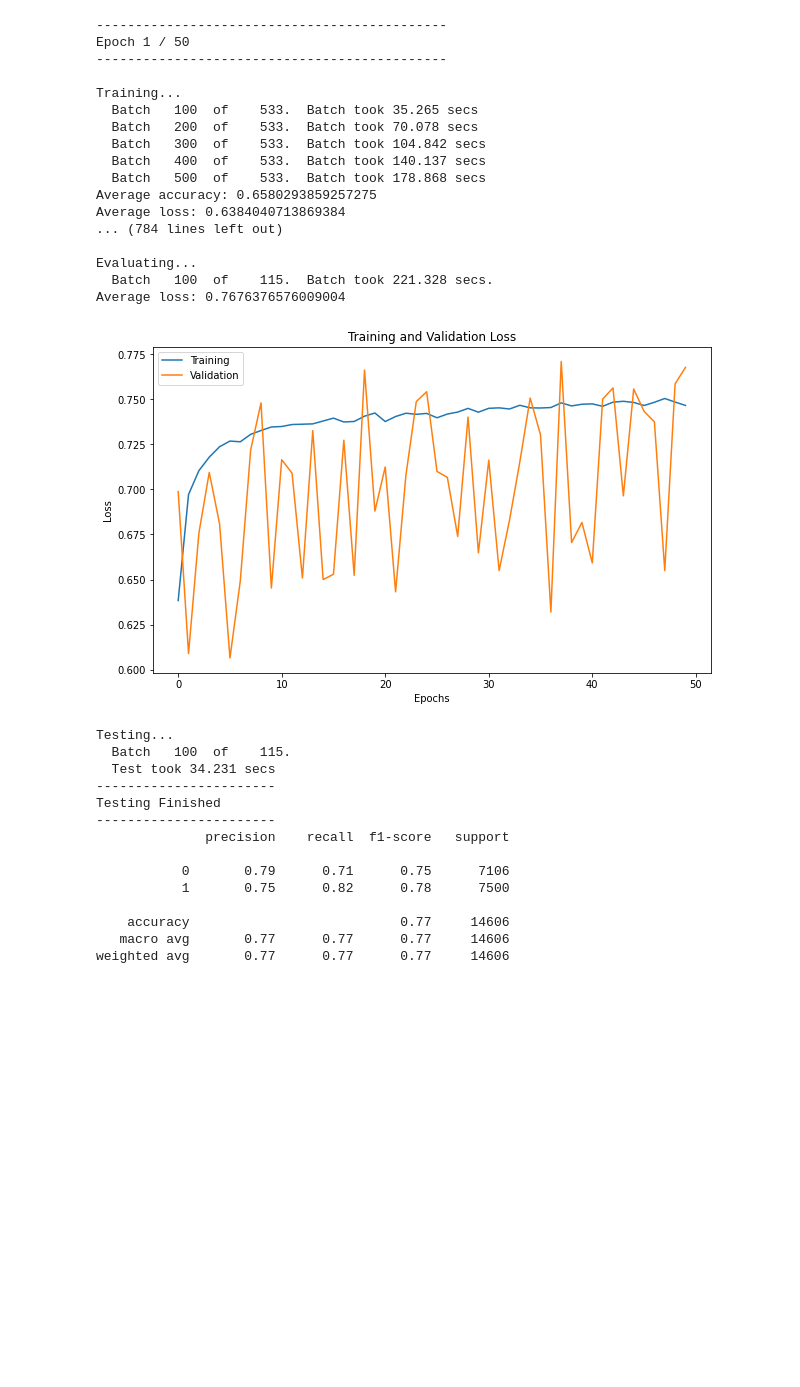
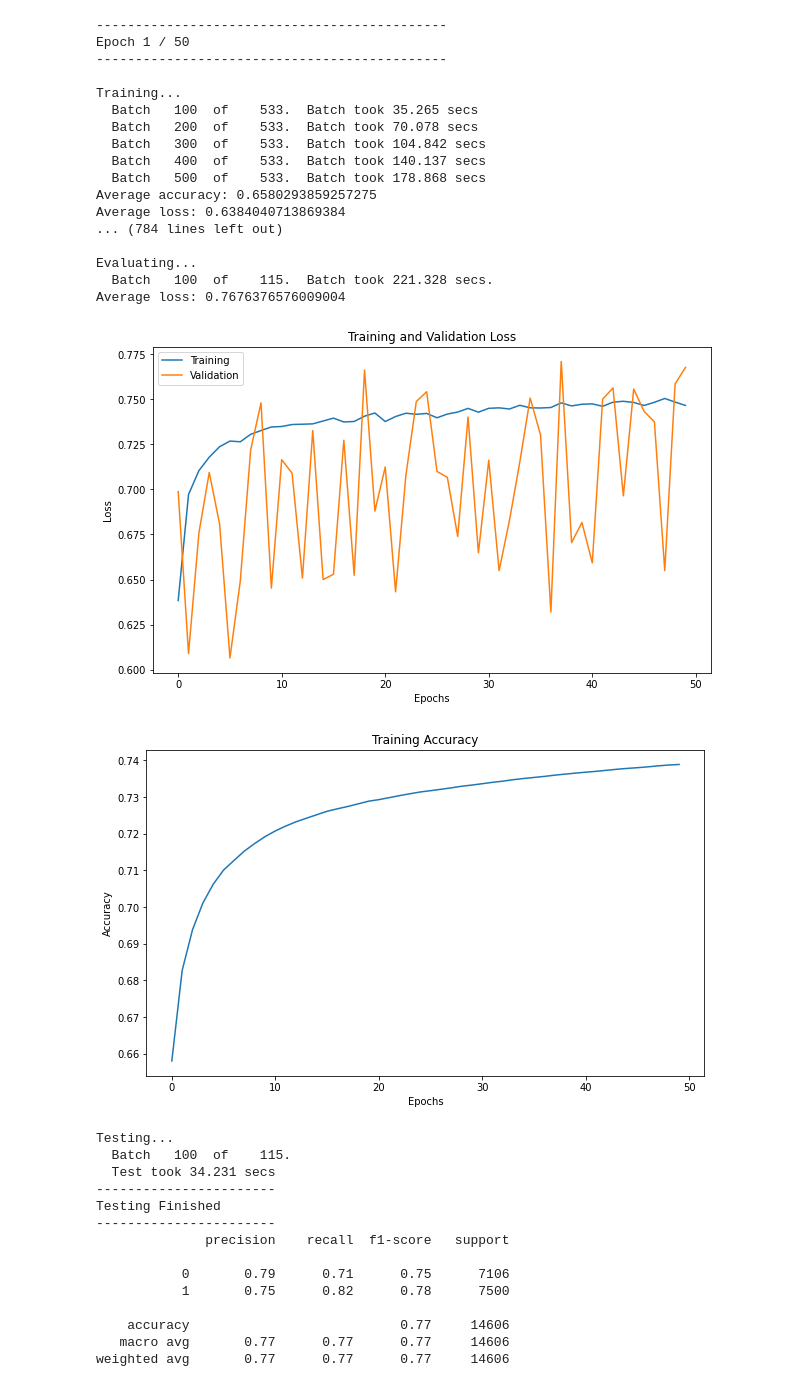
Before and after one commit to emperorner0/AI_Generated_Review_Detection_in_Book_Reviews, a Jupyter notebook: Classifier_with_BERT.ipynb, the cells around one changed output. Cells and saved outputs as stored; diff of their text form; code cells hidden in the pictures; blank space fills up the shorter version.

```diff
--- a/Classifier_with_BERT.ipynb
+++ b/Classifier_with_BERT.ipynb
@@ -905,15 +905,20 @@ Average loss: 0.7676376576009004
 # %%
 pd.Series(av_loss).plot(figsize=(10,6))
 pd.Series(eval_loss).plot()
 plt.title('Training and Validation Loss')
 plt.legend(['Training', 'Validation'])
 plt.xlabel('Epochs')
 plt.ylabel('Loss')
 plt.show()
 
-pd.series()
+pd.Series(acc).plot(figsize=(10,6))
+plt.title('Training Accuracy')
+plt.ylabel('Accuracy')
+plt.xlabel('Epochs')
+plt.show()
 # %% [output]
 [figure]
+[figure, added]
 # %%
 preds, labels = model._test()
 # %% [output]
```
Also changed, not shown: parts of 2 cells of this notebook.
